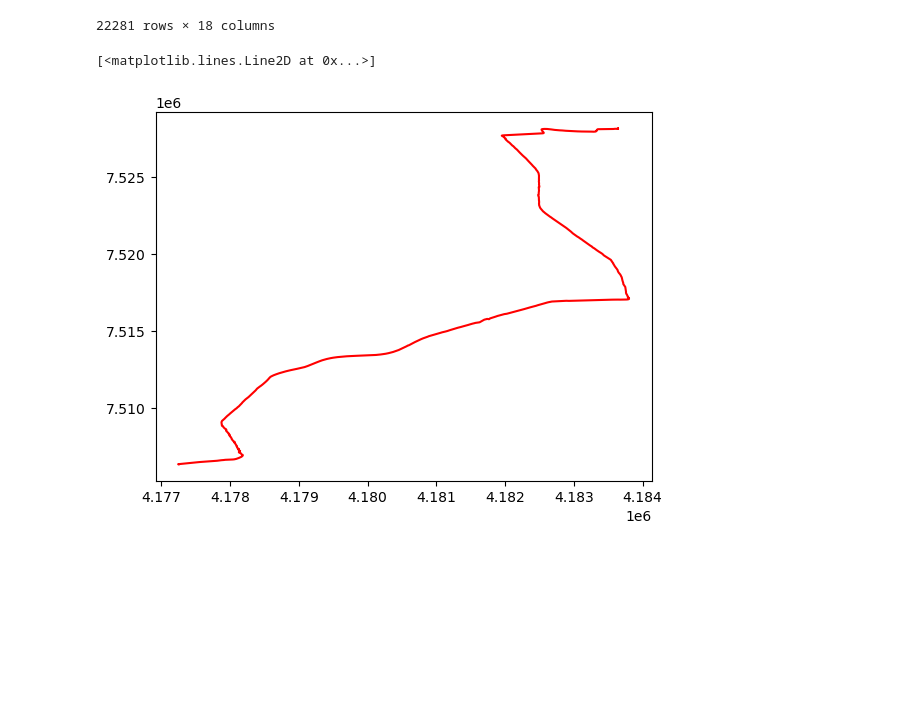
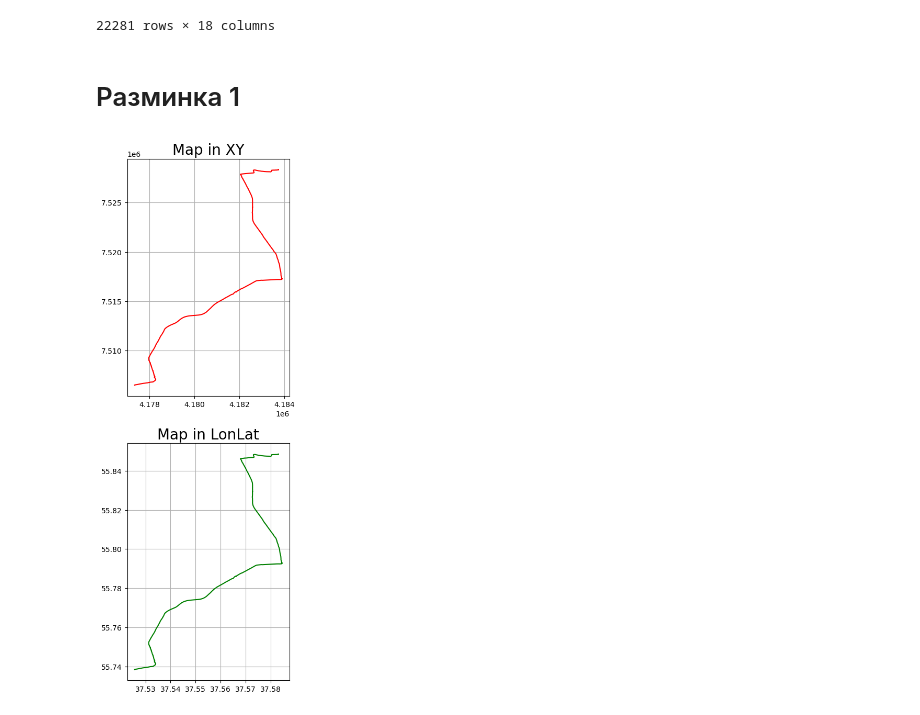
Before and after one commit to 1mm0rTaLzzz/SNAR_HW3_Kalman, a Jupyter notebook: HW3Kalman.ipynb, the cells around one changed output. Drawn from its saved outputs; the diff is of its cells as text; code cells hidden in the pictures; blank space fills up the shorter version.

```diff
--- a/HW3Kalman.ipynb
+++ b/HW3Kalman.ipynb
@@ -21,24 +22,38 @@ df
 | 22279 | Fri Mar 25 17:55:28 GMT+03:00 2016 | 25-Mar-2016 17:55:21.557 | 37.525679 | 55.738373 | 0.0 | 4.0 | 166.0 | ... |
 | 22280 | Fri Mar 25 17:55:28 GMT+03:00 2016 | 25-Mar-2016 17:55:21.657 | 37.525679 | 55.738373 | 0.0 | 4.0 | 166.0 | ... |
 22281 rows × 18 columns
+# %% [markdown]
+# Разминка 1
 # %%
 time = df.iloc[:, 1].values.tolist()
 longitude = df.iloc[:, 2].values.tolist()
 latitude = df.iloc[:, 3].values.tolist()
 
-for i in range(len(time)):
-    time[i] = time[i][12:]
+time = [x[12:] for x in time]
 # %%
-cy, cx = list(), list()
-R = 6378e3
+f=plt.figure()
+f.set_figwidth(4)
+f.set_figheight(20)
+
+cy = []
+cx = []
+R = 6378137  # Radius of earth in M
+
 for i in range(len(longitude)):
     cy.append(math.log(math.tan(math.pi / 4 + math.radians(latitude[i]) / 2)) * R)
     cx.append(math.radians(longitude[i]) * R)
+
+plt.subplot(311)
+plt.plot(cx,cy,'r')
+plt.title('Map in XY', fontsize=20)
+plt.grid()
+
+plt.subplot(312)
+plt.plot(longitude,latitude,'g')
+plt.title('Map in LonLat', fontsize=20)
+plt.grid()
+# %% [output]
+[figure, added]
-# %%
-plt.plot(cx, cy, 'r')
-# %% [output]
-[<matplotlib.lines.Line2D at 0x...>]
-[figure, removed]
 # %%
 import folium
 
```
Also changed, not shown: parts of 17 cells of this notebook.
